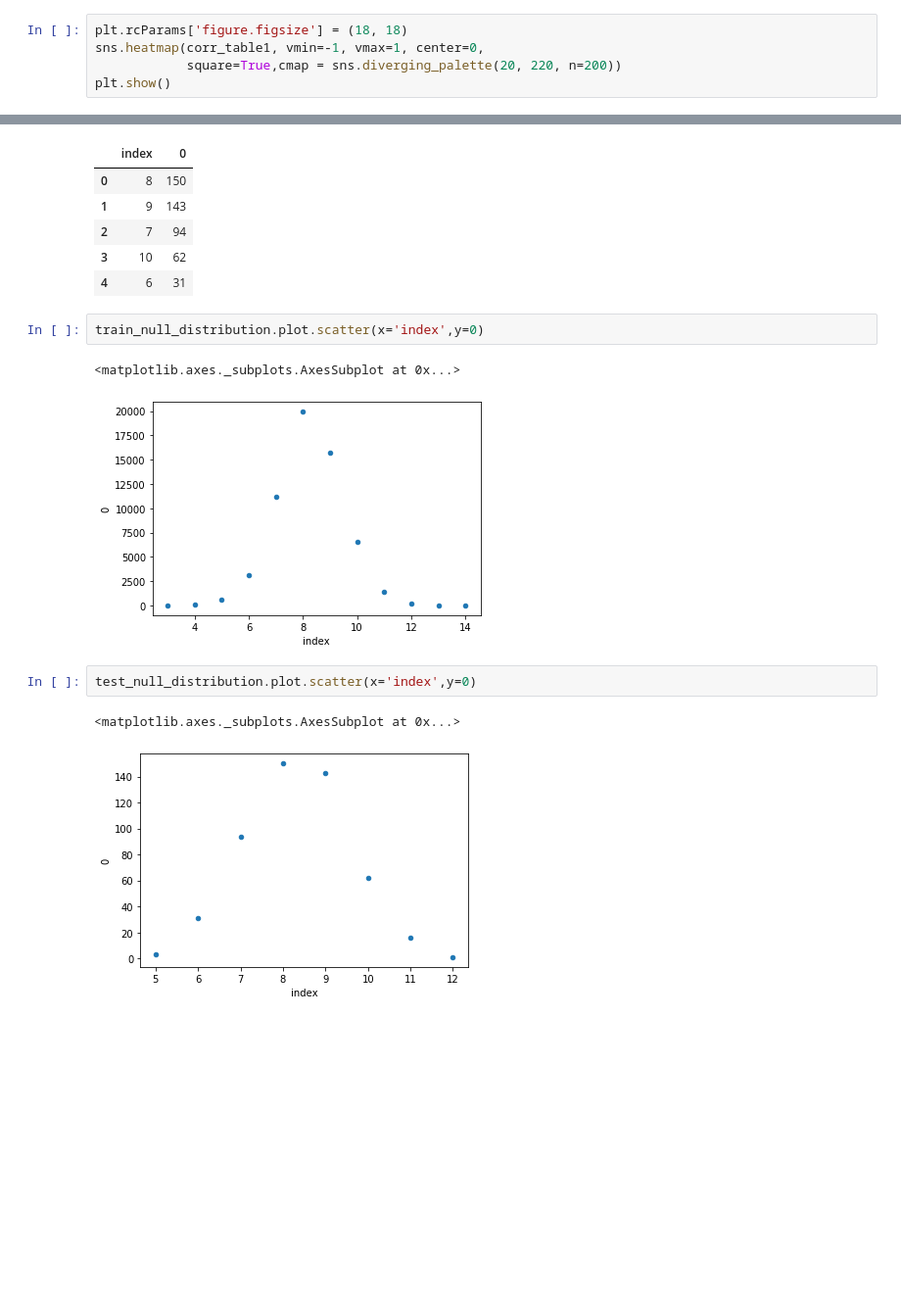
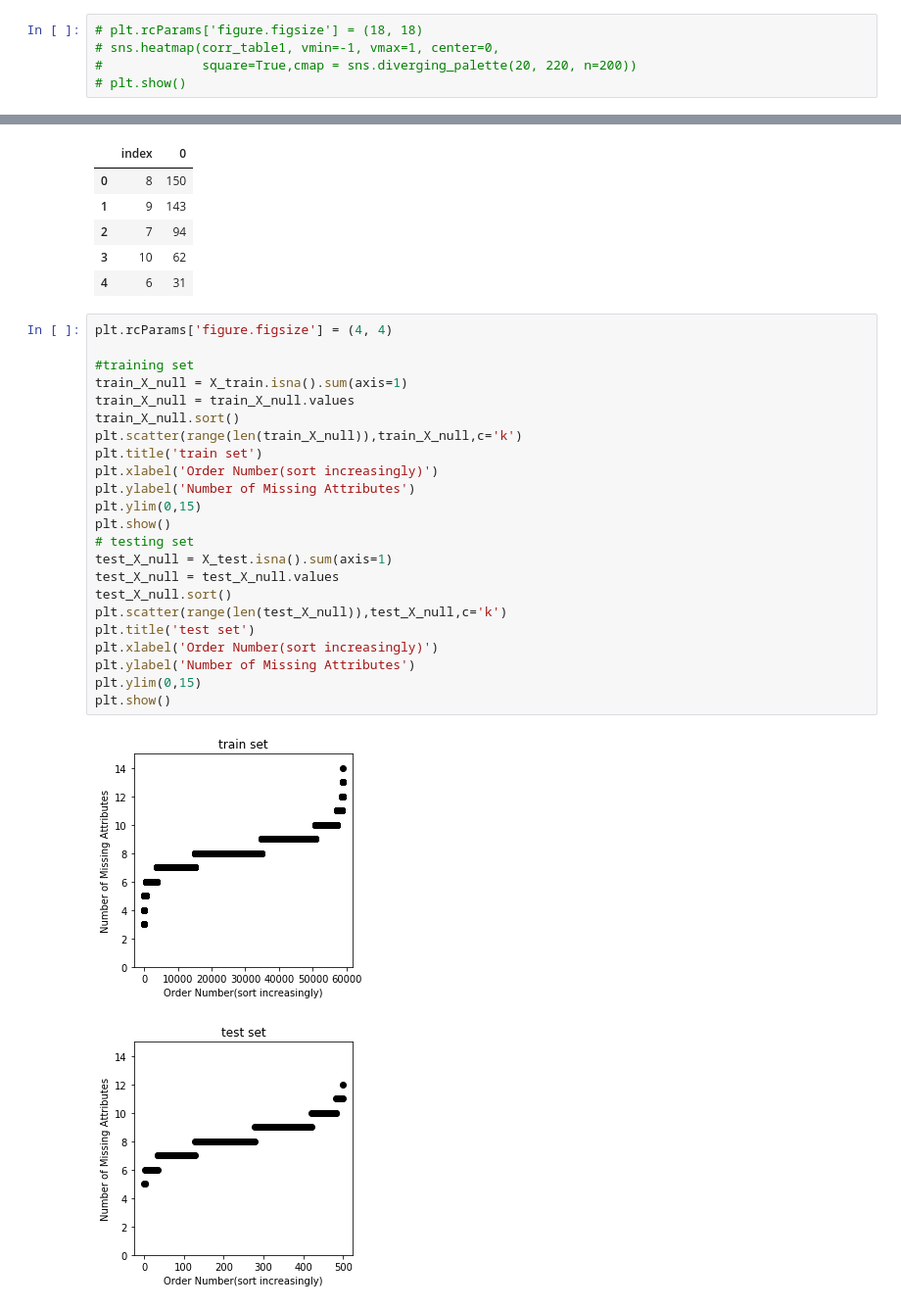
Before and after one commit to xuanlongORZ/Groupe4-Big_data_projet, a Jupyter notebook: EDA.ipynb, the cells around one changed output, grey strips where cells are left out. Shown at 98% size. Drawn from its saved outputs; the diff is of its cells as text; blank space fills up the shorter version.

Commit message:
Add distribution comparisons in visualisation
the difference between training set and test set

```diff
--- a/EDA.ipynb
+++ b/EDA.ipynb
@@ -233,5 +237,5 @@ corr_table1.head(5)
 # %%
-plt.rcParams['figure.figsize'] = (18, 18)
-sns.heatmap(corr_table1, vmin=-1, vmax=1, center=0,
-            square=True,cmap = sns.diverging_palette(20, 220, n=200))
-plt.show()
+# plt.rcParams['figure.figsize'] = (18, 18)
+# sns.heatmap(corr_table1, vmin=-1, vmax=1, center=0,
+#             square=True,cmap = sns.diverging_palette(20, 220, n=200))
+# plt.show()
@@ -302,13 +304,29 @@ test_null_distribution.head(5)
 | 2 | 7 | 94 |
 | 3 | 10 | 62 |
 | 4 | 6 | 31 |
-# %%
-train_null_distribution.plot.scatter(x='index',y=0)
-# %% [output]
-<matplotlib.axes._subplots.AxesSubplot at 0x...>
-[figure, removed]
-# %%
-test_null_distribution.plot.scatter(x='index',y=0)
-# %% [output]
-<matplotlib.axes._subplots.AxesSubplot at 0x...>
-[figure, removed]
+# %%
+plt.rcParams['figure.figsize'] = (4, 4)
+
+#training set
+train_X_null = X_train.isna().sum(axis=1)
+train_X_null = train_X_null.values
+train_X_null.sort()
+plt.scatter(range(len(train_X_null)),train_X_null,c='k')
+plt.title('train set')
+plt.xlabel('Order Number(sort increasingly)')
+plt.ylabel('Number of Missing Attributes')
+plt.ylim(0,15)
+plt.show()
+# testing set
+test_X_null = X_test.isna().sum(axis=1)
+test_X_null = test_X_null.values
+test_X_null.sort()
+plt.scatter(range(len(test_X_null)),test_X_null,c='k')
+plt.title('test set')
+plt.xlabel('Order Number(sort increasingly)')
+plt.ylabel('Number of Missing Attributes')
+plt.ylim(0,15)
+plt.show()
+# %% [output]
+[figure, added]
+[figure, added]
```
Also changed, not shown: parts of 37 cells of this notebook.
